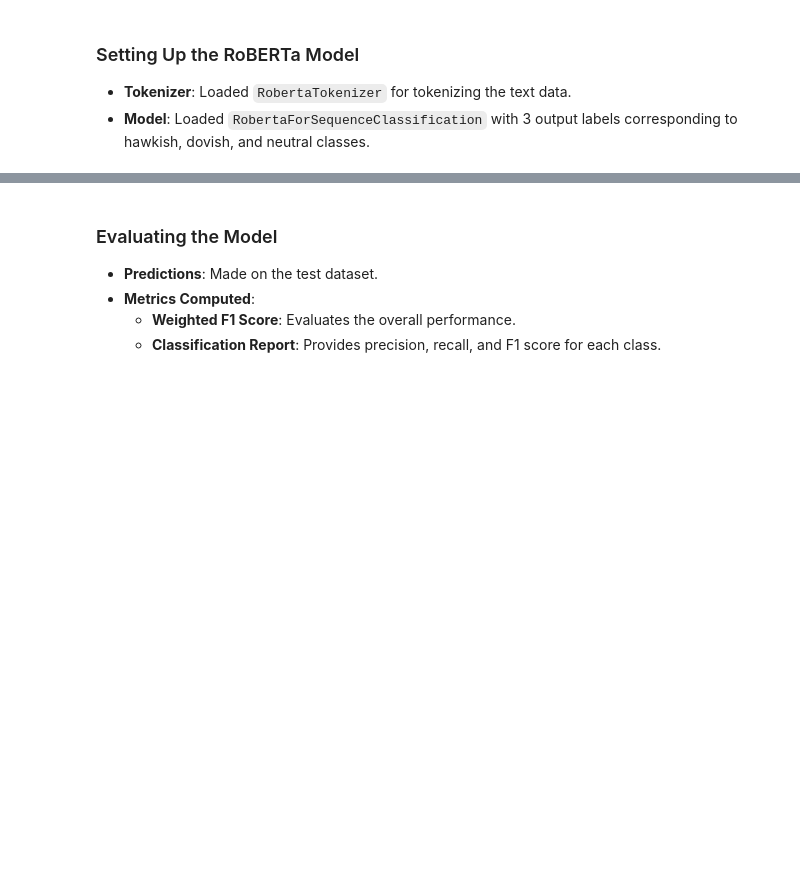
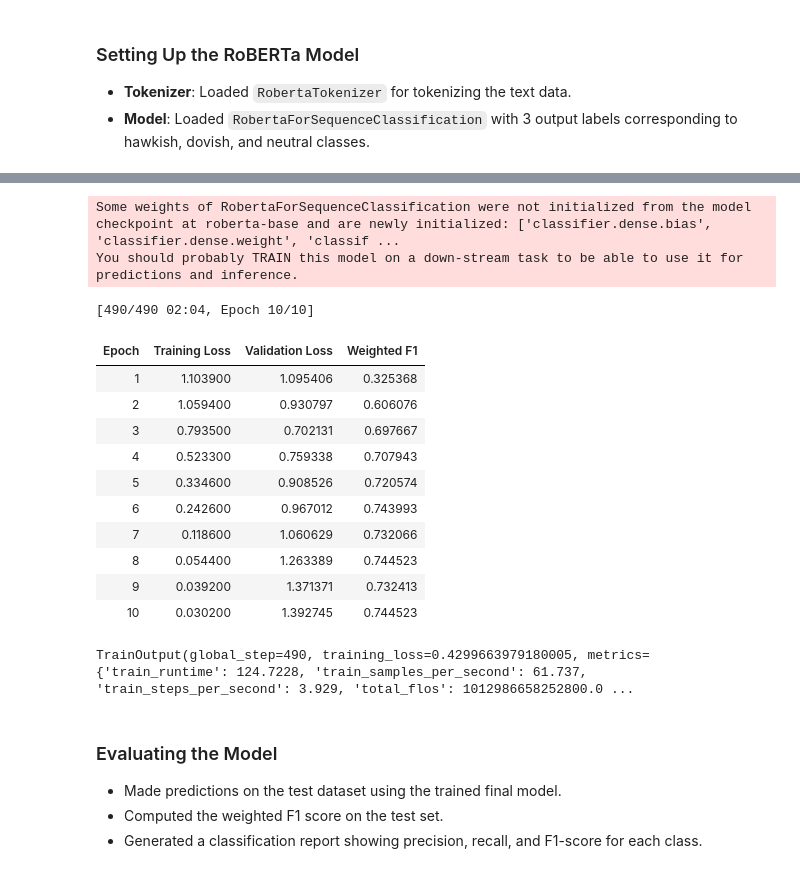
Before and after one commit to isidoragajic/AS10, a Jupyter notebook: AS10.ipynb, the cells around one changed output, grey strips where cells are left out. Cells and saved outputs as stored; diff of their text form; code cells hidden in the pictures; blank space fills up the shorter version.

```diff
--- a/AS10.ipynb
+++ b/AS10.ipynb
@@ -356,3 +473,15 @@ def compute_metrics(eval_pred):
+# %%
+from transformers import Trainer
+
+# Define a custom Trainer class
+class CustomTrainer(Trainer):
+    def compute_loss(self, model, inputs, return_outputs=False):
+        labels = inputs.get("labels").to(device)
+        outputs = model(**inputs)
+        logits = outputs.get('logits')
+        loss_fct = torch.nn.CrossEntropyLoss(weight=class_weights)
+        loss = loss_fct(logits, labels)
+        return (loss, outputs) if return_outputs else loss
 # %% [markdown]
 ### Hyperparameter Optimization
 
@@ -380,6 +509,7 @@ for lr in learning_rates:
 
             # Re-initialize the model for each run
             model = RobertaForSequenceClassification.from_pretrained('roberta-base', num_labels=3)
+            model.to(device)
 
             # Update training arguments
             training_args = TrainingArguments(
@@ -395,8 +525,8 @@ for lr in learning_rates:
                 seed=0
             )
 
-            # Initialize the Trainer
-            trainer = Trainer(
+            # Initialize the Custom Trainer
+            trainer = CustomTrainer(
                 model=model,
                 args=training_args,
                 train_dataset=train_dataset,
@@ -456,47 +633,80 @@ print(results_df.sort_values(by='weighted_f1', ascending=False))
 # Combine training and validation data
 final_train_texts = pd.concat([train_texts, val_texts]).reset_index(drop=True)
 final_train_labels = pd.concat([train_labels, val_labels]).reset_index(drop=True)
 
-# Create final training dataset
-final_train_dataset = FOMCDataset(final_train_texts, final_train_labels, tokenizer, tokenizer_kwargs)
+# Recompute class weights using the combined dataset
+final_train_labels = final_train_labels.astype(int)
+class_weights = compute_class_weight(
+    class_weight='balanced',
+    classes=np.unique(final_train_labels),
+    y=final_train_labels
+)
+class_weights = torch.tensor(class_weights, dtype=torch.float).to(device)
 
 # Re-initialize the model
 model = RobertaForSequenceClassification.from_pretrained('roberta-base', num_labels=3)
+model.to(device)
 
 # Update training arguments with best hyperparameters
 training_args = TrainingArguments(
     output_dir='./best_model',
     num_train_epochs=int(best_num_epochs),
     per_device_train_batch_size=int(best_batch_size),
     per_device_eval_batch_size=int(best_batch_size),
     evaluation_strategy='epoch',
     save_strategy='epoch',
     logging_strategy='epoch',
     learning_rate=best_learning_rate,
     load_best_model_at_end=True,
-    metric_for_best_model='weighted_f1',
     seed=0
 )
 
-# Initialize the Trainer with best hyperparameters
-trainer = Trainer(
+# Split a small validation set from the combined data
+train_texts_final, val_texts_final, train_labels_final, val_labels_final = train_test_split(
+    final_train_texts,
+    final_train_labels,
+    test_size=0.1,
+    random_state=0
+)
+
+# Create datasets
+train_dataset_final = FOMCDataset(train_texts_final, train_labels_final, tokenizer, tokenizer_kwargs)
+val_dataset_final = FOMCDataset(val_texts_final, val_labels_final, tokenizer, tokenizer_kwargs)
+
+# Initialize the Custom Trainer
+trainer = CustomTrainer(
     model=model,
     args=training_args,
-    train_dataset=final_train_dataset,
-    eval_dataset=test_dataset,
+    train_dataset=train_dataset_final,
+    eval_dataset=val_dataset_final,
     compute_metrics=compute_metrics,
     tokenizer=tokenizer
 )
 
 # Train the final model
 trainer.train()
+# %% [output]
+Some weights of RobertaForSequenceClassification were not initialized from the model checkpoint at roberta-base and are newly initialized: ['classifier.dense.bias', 'classifier.dense.weight', 'classif ...
+You should probably TRAIN this model on a down-stream task to be able to use it for predictions and inference.
+[490/490 02:04, Epoch 10/10]
+| Epoch | Training Loss | Validation Loss | Weighted F1 |
+| 1 | 1.103900 | 1.095406 | 0.325368 |
+| 2 | 1.059400 | 0.930797 | 0.606076 |
+| 3 | 0.793500 | 0.702131 | 0.697667 |
+| 4 | 0.523300 | 0.759338 | 0.707943 |
+| 5 | 0.334600 | 0.908526 | 0.720574 |
+| 6 | 0.242600 | 0.967012 | 0.743993 |
+| 7 | 0.118600 | 1.060629 | 0.732066 |
+| 8 | 0.054400 | 1.263389 | 0.744523 |
+| 9 | 0.039200 | 1.371371 | 0.732413 |
+| 10 | 0.030200 | 1.392745 | 0.744523 |
+TrainOutput(global_step=490, training_loss=0.4299663979180005, metrics={'train_runtime': 124.7228, 'train_samples_per_second': 61.737, 'train_steps_per_second': 3.929, 'total_flos': 1012986658252800.0 ...
 # %% [markdown]
 ### Evaluating the Model
 
-- **Predictions**: Made on the test dataset.
-- **Metrics Computed**:
-  - **Weighted F1 Score**: Evaluates the overall performance.
-  - **Classification Report**: Provides precision, recall, and F1 score for each class.
+- Made predictions on the test dataset using the trained final model.
+- Computed the weighted F1 score on the test set.
+- Generated a classification report showing precision, recall, and F1-score for each class.
 # %%
 # Make predictions on the test set
 predictions_output = trainer.predict(test_dataset)
```
Also changed, not shown: parts of 79 cells of this notebook.
